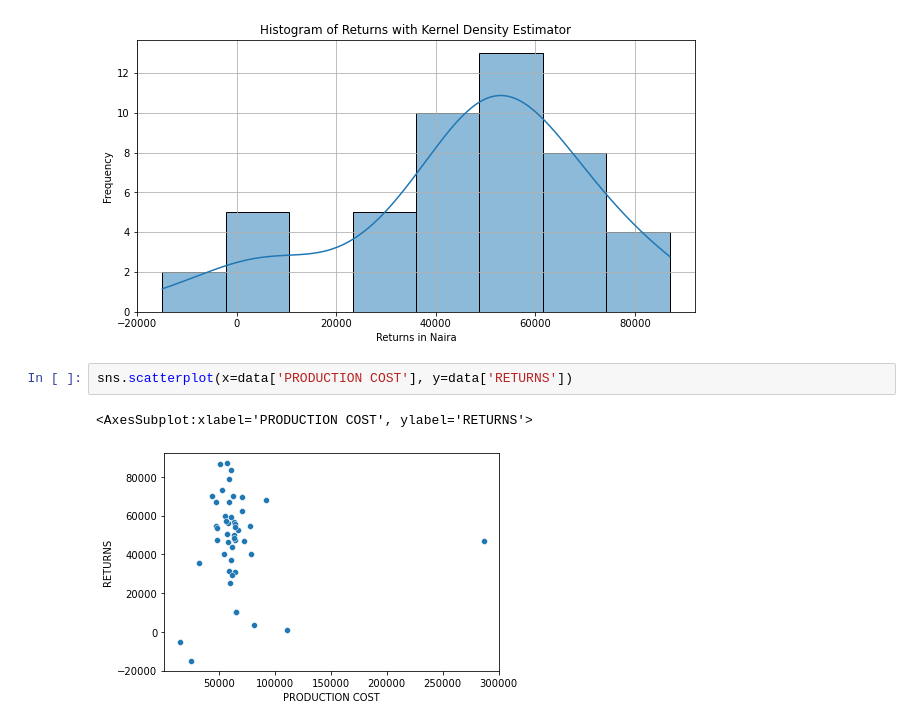
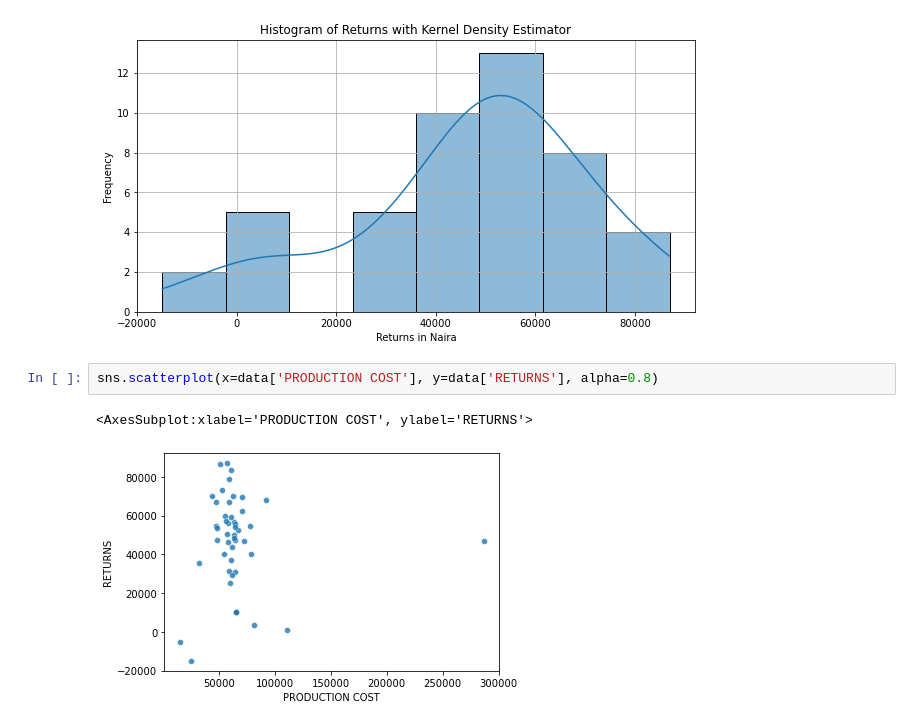
Before and after one commit to Melchizedeke/Data-Analysis-01, a Jupyter notebook: analysis.ipynb, the cells around one changed output. Cells and saved outputs as stored; diff of their text form.

```diff
--- a/analysis.ipynb
+++ b/analysis.ipynb
@@ -152,7 +152,7 @@ plt.grid(True)
 # %% [output]
 [figure]
 # %%
-sns.scatterplot(x=data['PRODUCTION COST'], y=data['RETURNS'])
+sns.scatterplot(x=data['PRODUCTION COST'], y=data['RETURNS'], alpha=0.8)
 # %% [output]
 <AxesSubplot:xlabel='PRODUCTION COST', ylabel='RETURNS'>
-[figure, old version]
+[figure, new version]
```
